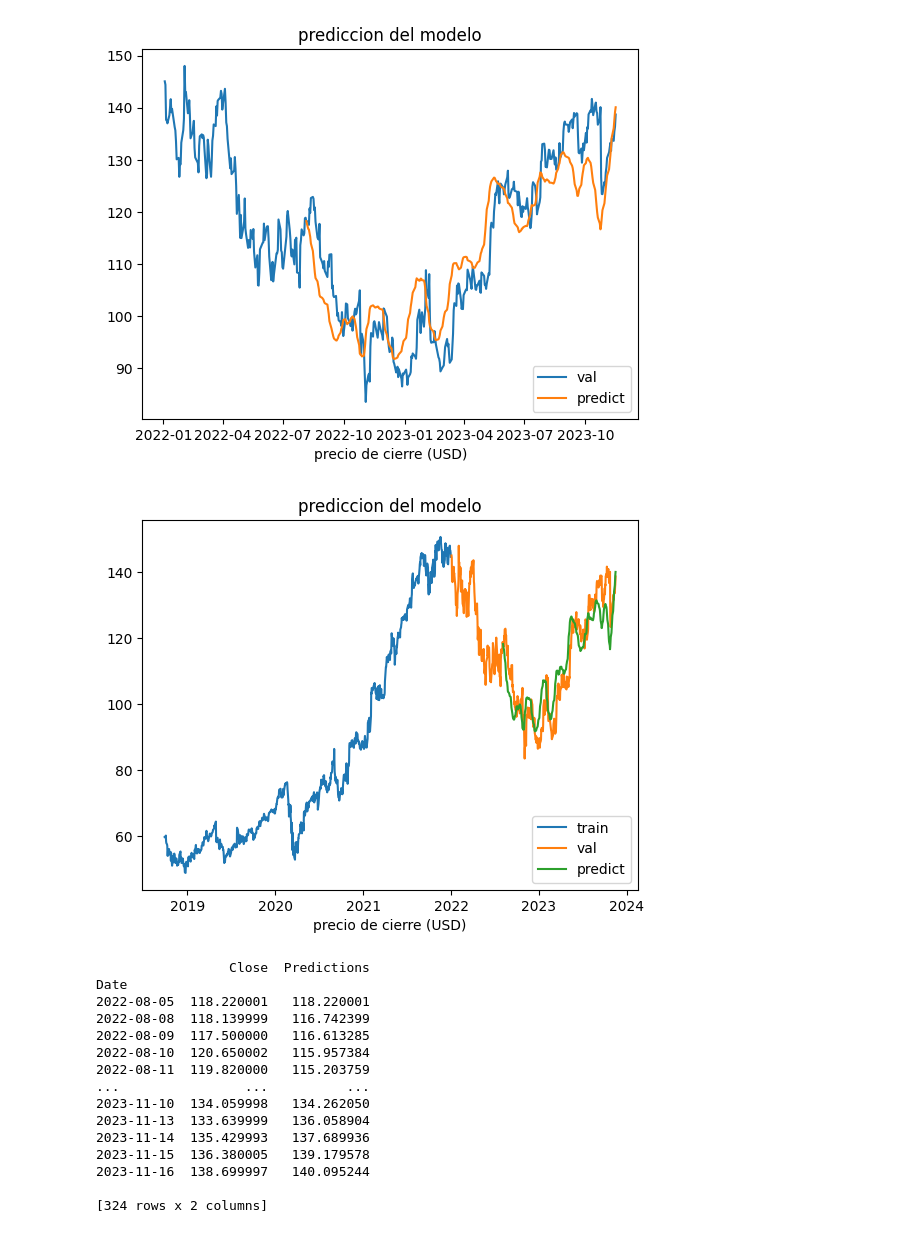
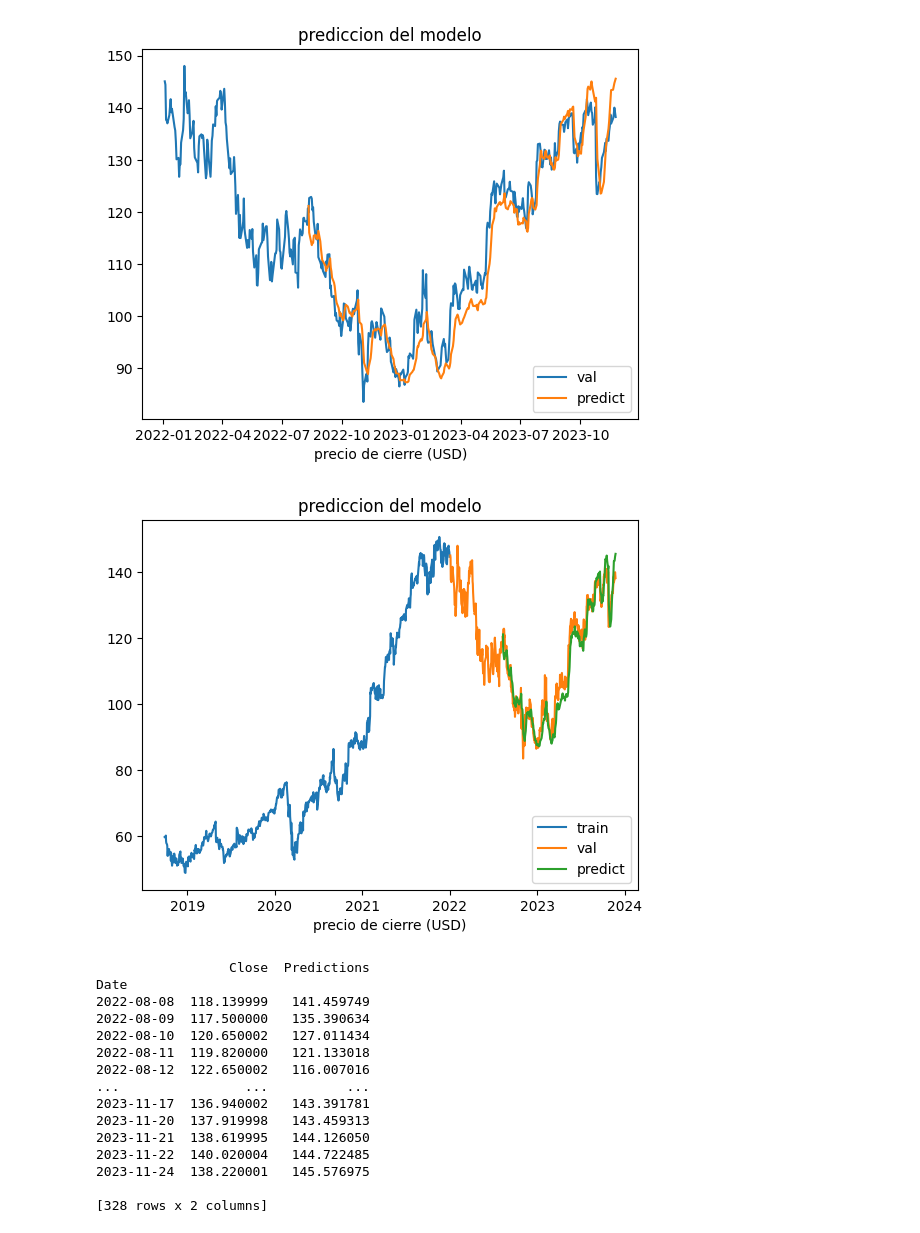
Before and after one commit to NahuelBarriga/IA2023, a Jupyter notebook: Redes Neuronales/TpFinal.ipynb, the cells around one changed output. Drawn from its saved outputs; the diff is of its cells as text; code cells hidden in the pictures.

```diff
--- a/Redes Neuronales/TpFinal.ipynb
+++ b/Redes Neuronales/TpFinal.ipynb
@@ -22,7 +22,7 @@ simbolo = "Goog"
 #conseguir la data
 #dfTrain = web.DataReader('SYP', 'stooq', dt.datetime(2020,1,1), dt.datetime(2023,1,1))
 dfTrain = yf.download(tickers= simbolo, start= dt.datetime(2010,1,1), end= dt.datetime(2022,1,1))
-dfTest =  yf.download(simbolo, start = dt.datetime(2022,1,1),end = dt.datetime(2023,11,17)) #dt.date.today())
+dfTest =  yf.download(simbolo, start = dt.datetime(2022,1,1),end = dt.date.today()) #dt.date.today())
 
 dataTrain = dfTrain.filter(['Close'])
 grafData = dataTrain.copy()
@@ -63,12 +63,9 @@ dataTest = dataTest.values
 
 
 # dataTrain = np.flip(dataTrain)
-dataTest = np.flip(dataTest)
+# dataTest = np.flip(dataTest)
 
 print((dataTest.shape))
-dataTest2 = dataTest[(323-stride):,:].copy()
-#dataTest = dataTest[:323,:]
-print((dataTest.shape))
 # %% [output]
 [*********************100%%**********************]  1 of 1 completed
 [*********************100%%**********************]  1 of 1 completed
@@ -99,13 +113,12 @@ y_train = []
 
 for i in range(stride, len(dataNormTrain)):
     x_train.append(dataNormTrain[i-stride:i, :])
-    y_train.append(dataNormTrain[i,4])
+    y_train.append(dataNormTrain[i,0])
     # if i<=stride:
     #     print(x_train)
     #     print(y_train)
 
-
-# print(x_train[3], y_train[:3])
+#print(x_train[3], y_train[:3])
 
 # for i in range(len(x_train)):
 #     print(x_train[i], y_train[i])
@@ -185,8 +193,8 @@ prediccion = np.zeros((x_test.shape[0],5))
 aux = model.predict(x_test)
 aux = np.reshape(aux,(aux.shape[0]))
 #print(aux)
-prediccion[:,-1] = aux[:]
+prediccion[:,0] = aux[:]
 prediccion = scaler.inverse_transform(prediccion)
-prediccion = prediccion[:,-1]
-print(prediccion.shape[0])
+prediccion = prediccion[:,0]
+# print(prediccion.shape[0])
 # %% [output]
@@ -220,5 +218,5 @@ print("{:.2f}".format(rmse))
 # %%
-prediccion = np.flip(prediccion)
+# prediccion = np.flip(prediccion)
 # %%
 #Arma las estructuras para  graficar
 train = dfTrain
@@ -227,46 +225,46 @@ prediccion = np.concatenate((dataTestAux[:], prediccion[:]))
 # %%
 
 #testData = np.concatenate((dataNormTrain[-stride:,:],dataNormTest))
 valid['Predictions'] = prediccion
 
 #plot
 plt.title("prediccion del modelo")
 plt.xlabel("modelo")
 plt.xlabel("precio de cierre (USD)")
 #plt.plot(train['Close'][2000:])
 plt.plot(valid['Close'])
-plt.plot(valid['Predictions'][148:])
+plt.plot(valid['Predictions'][152:])
 plt.legend(['val', 'predict'], loc = 'lower right')
 plt.figure()
 
 
 plt.title("prediccion del modelo")
 plt.xlabel("modelo")
 plt.xlabel("precio de cierre (USD)")
 plt.plot(train['Close'][2200:])
 plt.plot(valid['Close'])
-plt.plot(valid['Predictions'][148:])
+plt.plot(valid['Predictions'][152:])
 plt.legend(['train', 'val', 'predict'], loc = 'lower right')
 plt.show()
 # %% [output]
-[figure, old version]
+[figure, new version]
-[figure, old version]
+[figure, new version]
 # %%
 #imprimir los valores
-print(valid[['Close', 'Predictions']][148:])
+print(valid[['Close', 'Predictions']][149:])
 # %% [output]
                  Close  Predictions
 Date
-2022-08-05  118.220001   118.220001
-2022-08-08  118.139999   116.742399
-2022-08-09  117.500000   116.613285
-2022-08-10  120.650002   115.957384
-2022-08-11  119.820000   115.203759
+2022-08-08  118.139999   141.459749
+2022-08-09  117.500000   135.390634
+2022-08-10  120.650002   127.011434
+2022-08-11  119.820000   121.133018
+2022-08-12  122.650002   116.007016
 ...                ...          ...
-2023-11-10  134.059998   134.262050
-2023-11-13  133.639999   136.058904
-2023-11-14  135.429993   137.689936
-2023-11-15  136.380005   139.179578
-2023-11-16  138.699997   140.095244
+2023-11-17  136.940002   143.391781
+2023-11-20  137.919998   143.459313
+2023-11-21  138.619995   144.126050
+2023-11-22  140.020004   144.722485
+2023-11-24  138.220001   145.576975
 
-[324 rows x 2 columns]
+[328 rows x 2 columns]
```
Also changed, not shown: parts of 11 cells of this notebook.
